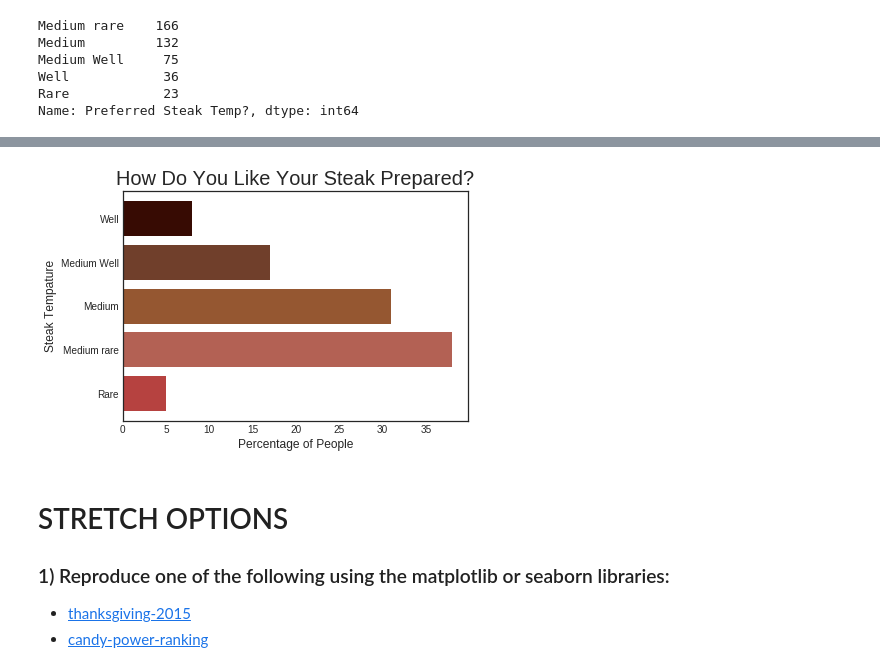
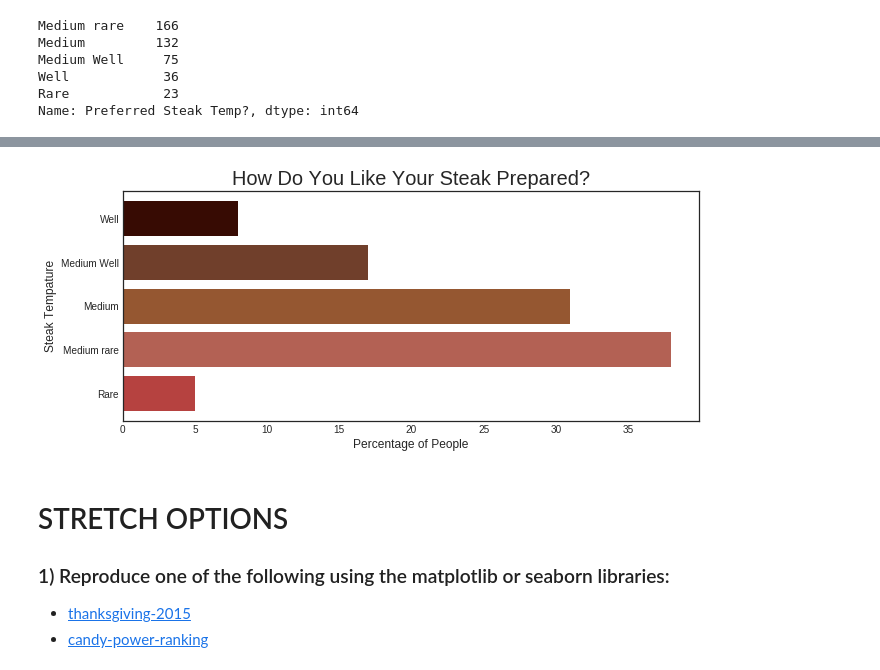
Before and after one commit to ChristianJJohnson/DS-Unit-1-Sprint-1-Data-Wrangling-and-Storytelling, a Jupyter notebook: Copy_of_LS_DS_114_Make_Explanatory_Visualizations_Assignment.ipynb, the cells around one changed output, grey strips where cells are left out. Drawn from its saved outputs; the diff is of its cells as text; code cells hidden in the pictures.

```diff
--- a/Copy_of_LS_DS_114_Make_Explanatory_Visualizations_Assignment.ipynb
+++ b/Copy_of_LS_DS_114_Make_Explanatory_Visualizations_Assignment.ipynb
@@ -384,29 +384,29 @@ values = np.array([5,38,31,17,8])
 # %%
 plt.style.use('seaborn-white')
 
 # Create blank figure
-fig = plt.figure()
+fig = plt.figure(figsize=(10, 4))
 
 ax = fig.add_axes([0.1, 0.1, 0.8, 0.8]) # add_axes([left, bottom, width, height] Range between 0 and 1))
 
 # Makes the bar chart
 plt.barh(label, values, color=['#B64240', '#B36154', '#955731', '#703F2B','#370B03'])
 # Label on the y axis
 ax.set_ylabel('Steak Tempature', fontsize=12)
 # Label on the x axis
 ax.set_xlabel('Percentage of People', fontsize=12)
 
 
 # Title of the Chart
 ax.set_title('How Do You Like Your Steak Prepared?', fontsize=20)
 # Suptitle of the Chart
 #("From a survey of 432 steak-eating Americans", fontsize=15)
 
 
 # Actually plt it out
-plt.show()
+plt.show();
 # %% [output]
-[figure, old version]
+[figure, new version]
 # %% [markdown]
 # STRETCH OPTIONS
 
```
